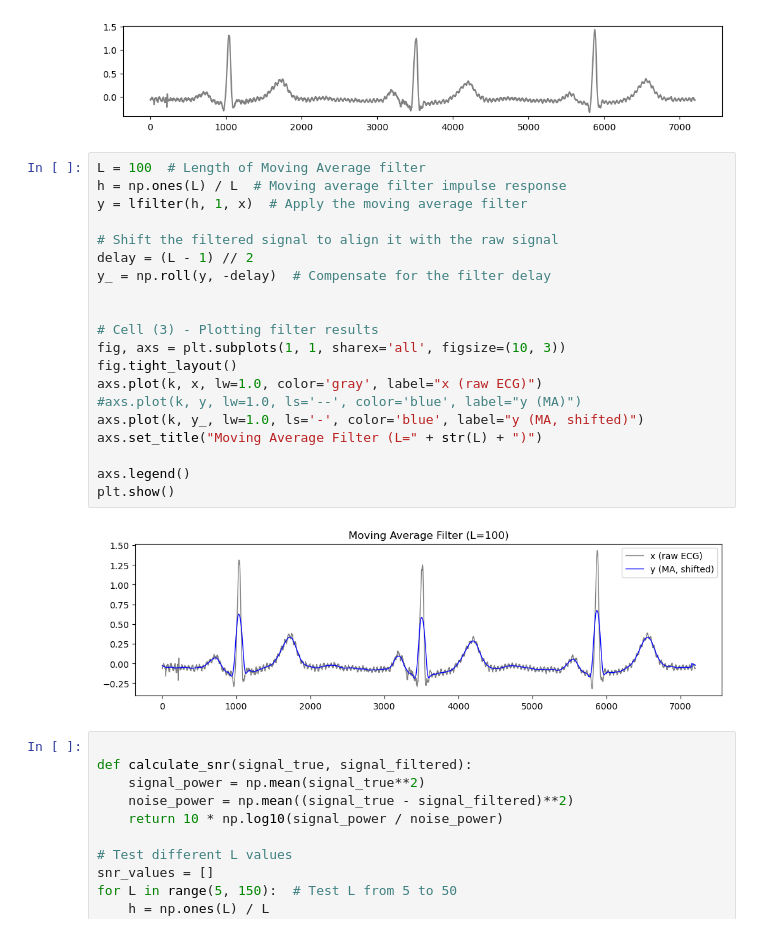
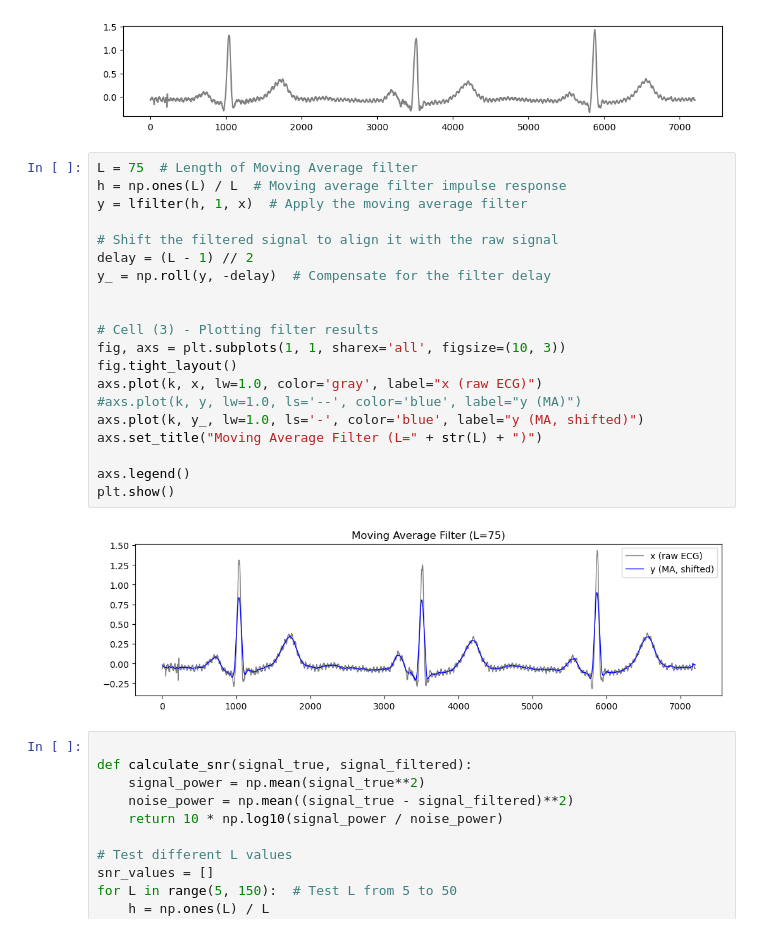
Before and after one commit to Daught/digital_biomarker, a Jupyter notebook: Signals/2_MA_Filters_on_ECGs/L2-moving-average-filter-ecg.ipynb, the cells around one changed output. Drawn from its saved outputs; the diff is of its cells as text.

```diff
--- a/Signals/2_MA_Filters_on_ECGs/L2-moving-average-filter-ecg.ipynb
+++ b/Signals/2_MA_Filters_on_ECGs/L2-moving-average-filter-ecg.ipynb
@@ -43,27 +43,27 @@ Signal shape and samples (7200,) : [-0.05681213 -0.06894511 -0.06585104 ... -0.0
  -0.06495864]
 [figure]
 # %%
-L = 100  # Length of Moving Average filter
+L = 75  # Length of Moving Average filter
 h = np.ones(L) / L  # Moving average filter impulse response
 y = lfilter(h, 1, x)  # Apply the moving average filter
 
 # Shift the filtered signal to align it with the raw signal
 delay = (L - 1) // 2
 y_ = np.roll(y, -delay)  # Compensate for the filter delay
 
 
 # Cell (3) - Plotting filter results
 fig, axs = plt.subplots(1, 1, sharex='all', figsize=(10, 3))
 fig.tight_layout()
 axs.plot(k, x, lw=1.0, color='gray', label="x (raw ECG)")
 #axs.plot(k, y, lw=1.0, ls='--', color='blue', label="y (MA)")
 axs.plot(k, y_, lw=1.0, ls='-', color='blue', label="y (MA, shifted)")
 axs.set_title("Moving Average Filter (L=" + str(L) + ")")
 
 axs.legend()
 plt.show()
 # %% [output]
-[figure, old version]
+[figure, new version]
 # %%
 
 def calculate_snr(signal_true, signal_filtered):
```
Also changed, not shown: 2 other files.
